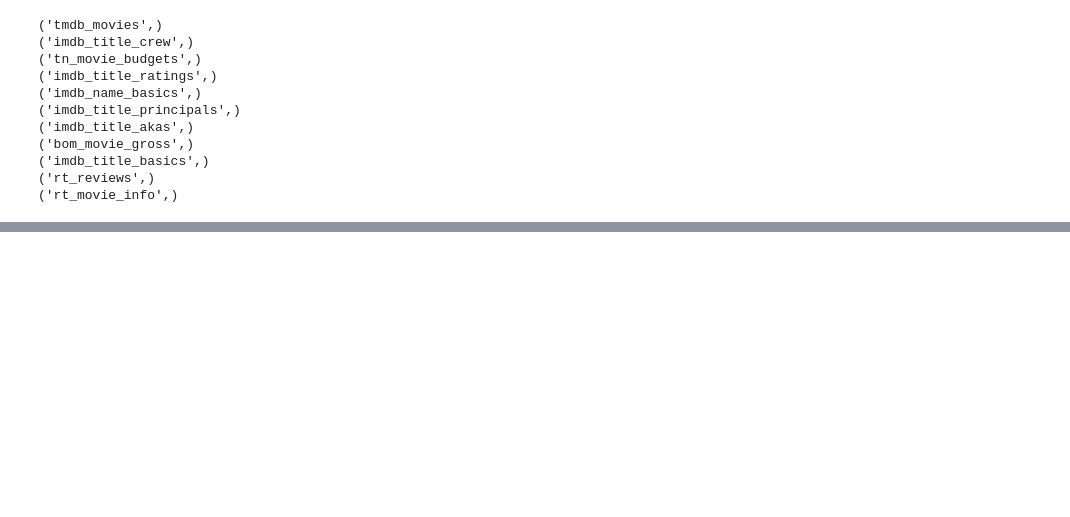
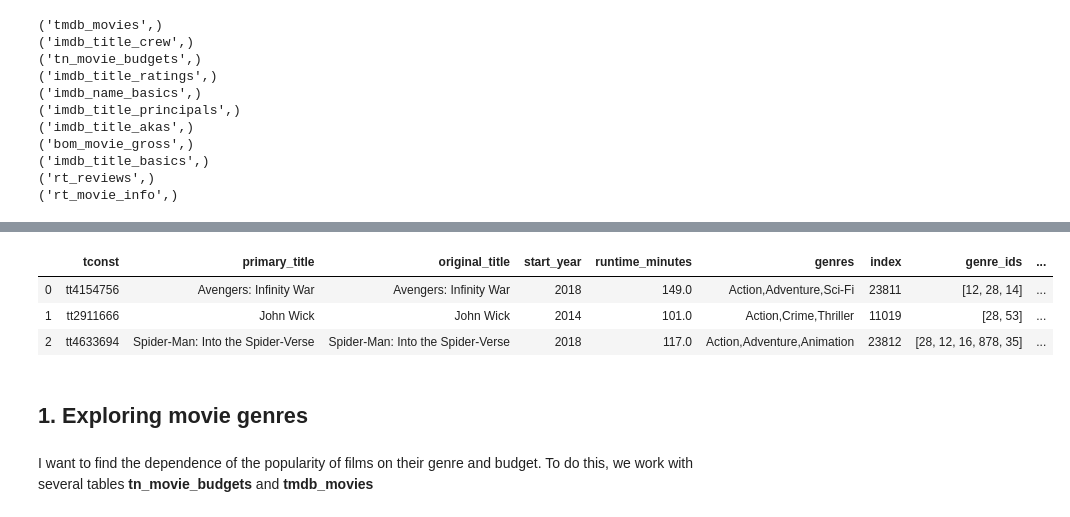
Before and after one commit to Galdina/FS_mod1_project, a Jupyter notebook: student.ipynb, the cells around one changed output, grey strips where cells are left out. Saved outputs shown, nothing was run; the diff lists cells and outputs as text; code cells hidden in the pictures; blank space fills up the shorter version.

```diff
--- a/student.ipynb
+++ b/student.ipynb
@@ -41,0 +61,26 @@ for row in cur.execute("SELECT name FROM sqlite_master WHERE type='table';"):
+# %%
+# Throughout the project I get research information from the tables.
+# This is code example, how do I get the table I need.
+# Join two tables where each movie has runtime less than 250 minutes
+# it's table I sorted by popularity arranged from largest to smallest.
+# For my reseach I take only top 200 movies
+cur.execute('''SELECT *
+               FROM imdb_title_basics imdb
+               JOIN tmdb_movies tmdb
+               ON imdb.original_title = tmdb.original_title
+               WHERE runtime_minutes < 250
+               ORDER BY popularity DESC
+               LIMIT 200
+               ''')
+runtime = pd.DataFrame(cur.fetchall())
+runtime.columns = [i[0] for i in cur.description]
+runtime.head(3)
+# %% [output]
+|  | tconst | primary_title | original_title | start_year | runtime_minutes | genres | index | genre_ids | ... |
+| 0 | tt4154756 | Avengers: Infinity War | Avengers: Infinity War | 2018 | 149.0 | Action,Adventure,Sci-Fi | 23811 | [12, 28, 14] | ... |
+| 1 | tt2911666 | John Wick | John Wick | 2014 | 101.0 | Action,Crime,Thriller | 11019 | [28, 53] | ... |
+| 2 | tt4633694 | Spider-Man: Into the Spider-Verse | Spider-Man: Into the Spider-Verse | 2018 | 117.0 | Action,Adventure,Animation | 23812 | [28, 12, 16, 878, 35] | ... |
+# %% [markdown]
+## 1. Exploring movie genres
+# %% [markdown]
+I want to find the dependence of the popularity of films on their genre and budget. To do this, we work with several tables **tn_movie_budgets** and **tmdb_movies**
```
Also changed, not shown: parts of 24 cells of this notebook, 9 other files.
